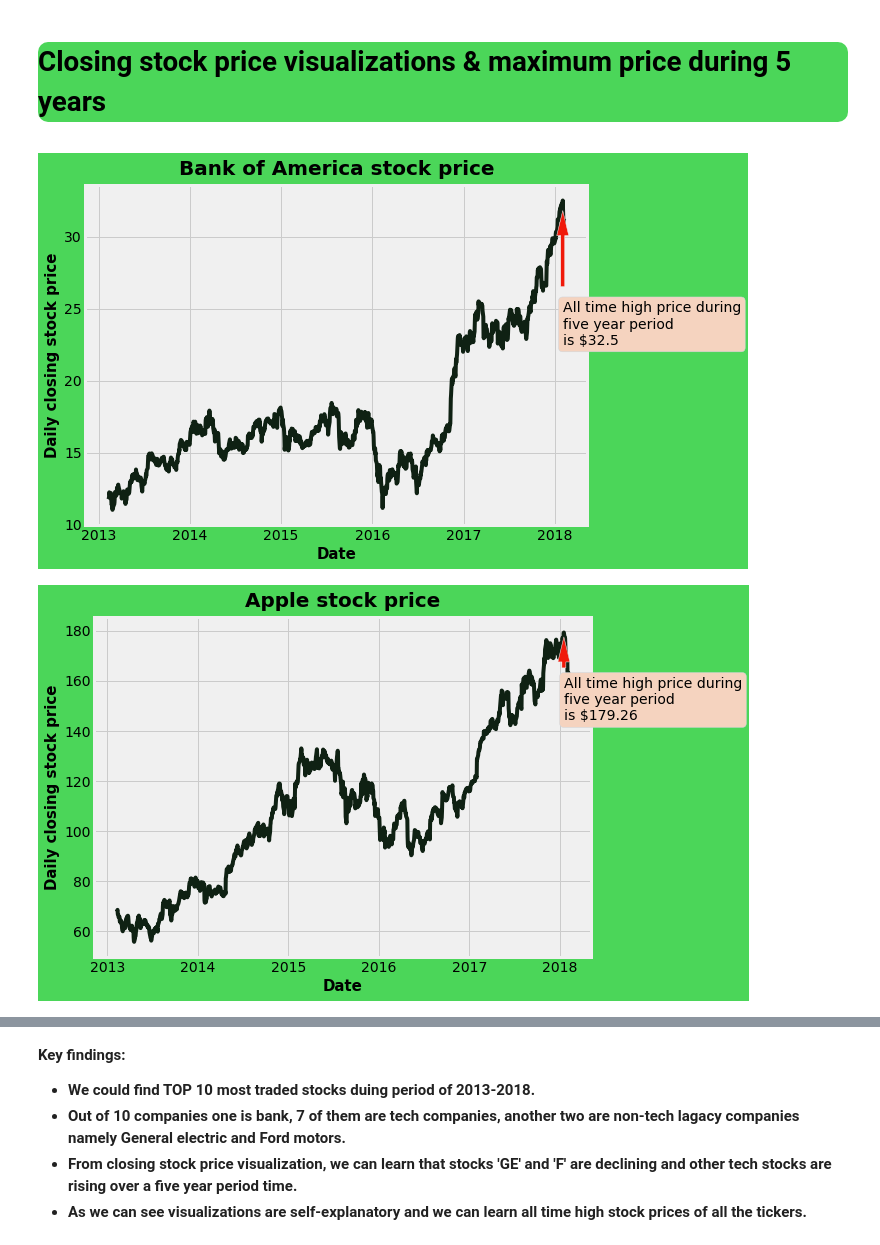
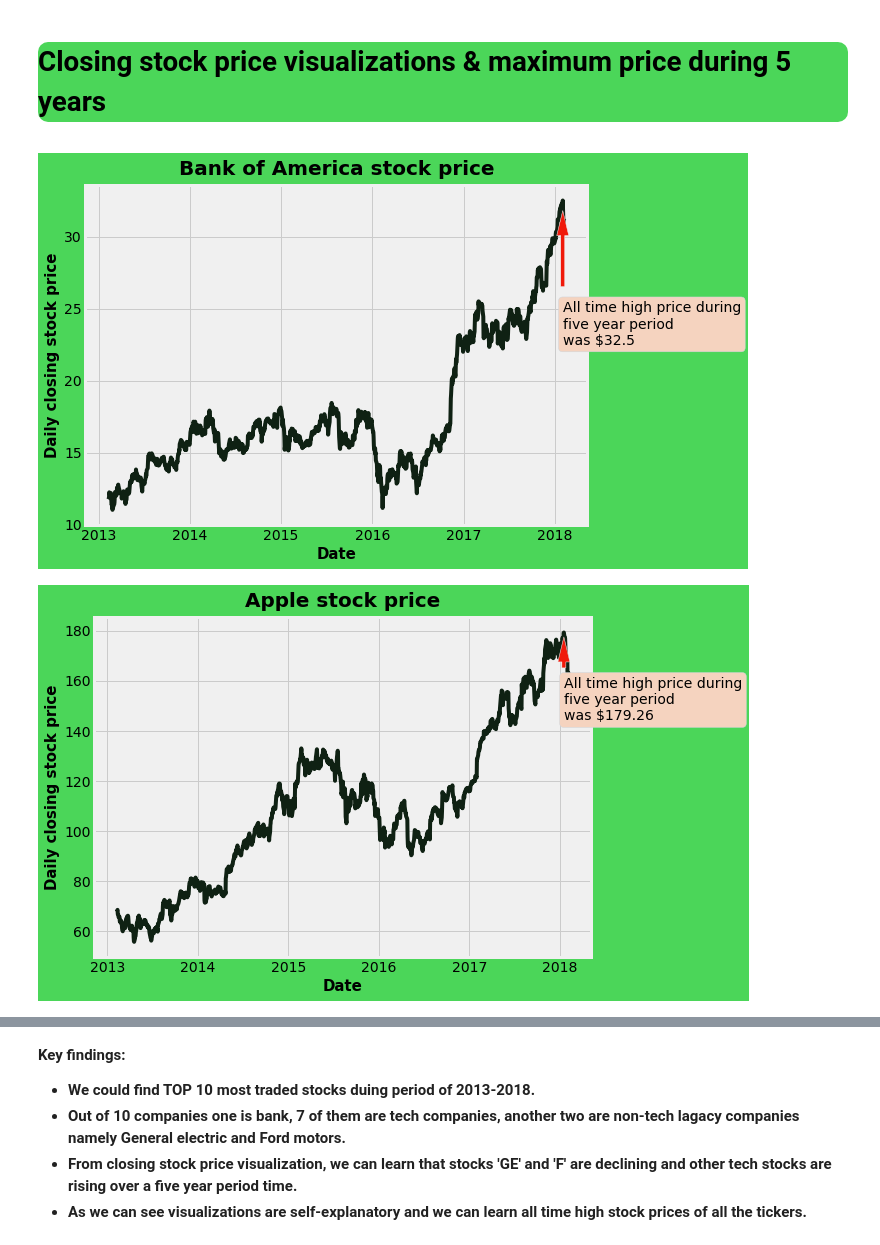
Before and after one commit to avikumart/Time-series-analysis-and-forecasting, a Jupyter notebook: timeseries-stock-price-forecasting.ipynb, the cells around one changed output, grey strips where cells are left out. Saved outputs shown, nothing was run; the diff lists cells and outputs as text; code cells hidden in the pictures.

Commit message:
Kaggle Notebook | [Timeseries]Stock-price-forecasting | Version 12

```diff
--- a/timeseries-stock-price-forecasting.ipynb
+++ b/timeseries-stock-price-forecasting.ipynb
@@ -281,43 +283,43 @@ def closing_stock_price(df):
     ax.set_xlabel("Date", fontsize=15)
     ax.set_ylabel("Daily closing stock price", fontsize=15)
     if df['ticks'].unique()[0] == 'AAPL':
-        ax.annotate(f"All time high price during\nfive year period\nis ${high}", xy=(datetime, high),xytext=(datetime,high-35),
+        ax.annotate(f"All time high price during\nfive year period\nwas ${high}", xy=(datetime, high),xytext=(datetime,high-35),
                 bbox=dict(boxstyle="round",facecolor='#f5d3bf', edgecolor='#d0d5db'),
                  arrowprops=dict(facecolor='#f0190a',headlength=25, shrink=0.1))
     elif df['ticks'].unique()[0] == 'F':
-        ax.annotate(f"All time high price during\nfive year period\nis ${high}", xy=(datetime, high),xytext=(datetime,high-3),
+        ax.annotate(f"All time high price during\nfive year period\nwas ${high}", xy=(datetime, high),xytext=(datetime,high-3),
                 bbox=dict(boxstyle="round",facecolor='#f5d3bf', edgecolor='#d0d5db'),
                  arrowprops=dict(facecolor='#f0190a',headlength=25, shrink=0.1))
     elif df['ticks'].unique()[0] == 'FB':
-        ax.annotate(f"All time high price during\nfive year period\nis ${high}", xy=(datetime, high),xytext=(datetime,high-50),
+        ax.annotate(f"All time high price during\nfive year period\nwas ${high}", xy=(datetime, high),xytext=(datetime,high-50),
                 bbox=dict(boxstyle="round",facecolor='#f5d3bf', edgecolor='#d0d5db'),
                  arrowprops=dict(facecolor='#f0190a',headlength=25, shrink=0.1))
     elif df['ticks'].unique()[0] == 'MSFT':
-        ax.annotate(f"All time high price during\nfive year period\nis ${high}", xy=(datetime, high),xytext=(datetime,high-20),
+        ax.annotate(f"All time high price during\nfive year period\nwas ${high}", xy=(datetime, high),xytext=(datetime,high-20),
                 bbox=dict(boxstyle="round",facecolor='#f5d3bf', edgecolor='#d0d5db'),
                  arrowprops=dict(facecolor='#f0190a',headlength=25, shrink=0.1))
     elif df['ticks'].unique()[0] == 'MU':
-        ax.annotate(f"All time high price during\nfive year period\nis ${high}", xy=(datetime, high),xytext=(datetime,high-15),
+        ax.annotate(f"All time high price during\nfive year period\nwas ${high}", xy=(datetime, high),xytext=(datetime,high-15),
                 bbox=dict(boxstyle="round",facecolor='#f5d3bf', edgecolor='#d0d5db'),
                  arrowprops=dict(facecolor='#f0190a',headlength=25, shrink=0.1))
     else:
-        ax.annotate(f"All time high price during\nfive year period\nis ${high}", xy=(datetime, high),xytext=(datetime,high-10),
+        ax.annotate(f"All time high price during\nfive year period\nwas ${high}", xy=(datetime, high),xytext=(datetime,high-10),
                 bbox=dict(boxstyle="round",facecolor='#f5d3bf', edgecolor='#d0d5db'),
                  arrowprops=dict(facecolor='#f0190a',headlength=25, shrink=0.1))
 
     plt.show()
 
 # plot of all the closing stocks
 closing_stock_price(bac_df)
 closing_stock_price(aapl_df)
 closing_stock_price(ge_df)
 closing_stock_price(f_df)
 closing_stock_price(fb_df)
 closing_stock_price(msft_df)
 closing_stock_price(amd_df)
 closing_stock_price(mu_df)
 closing_stock_price(intc_df)
 closing_stock_price(csco_df)
 # %% [output]
-[figure, old version]
+[figure, new version]
-[figure, old version]
+[figure, new version]
```
Also changed, not shown: parts of 7 cells of this notebook.
